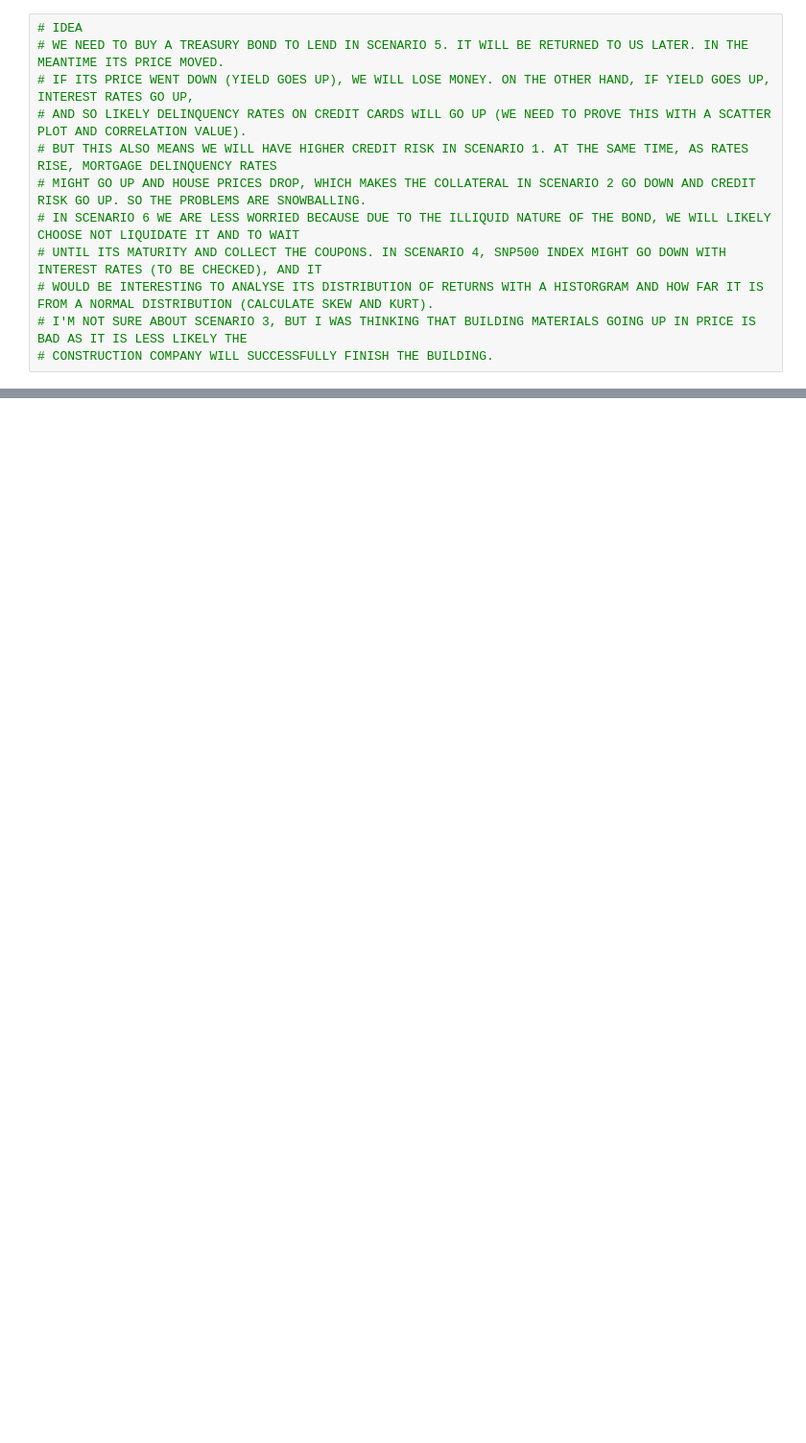
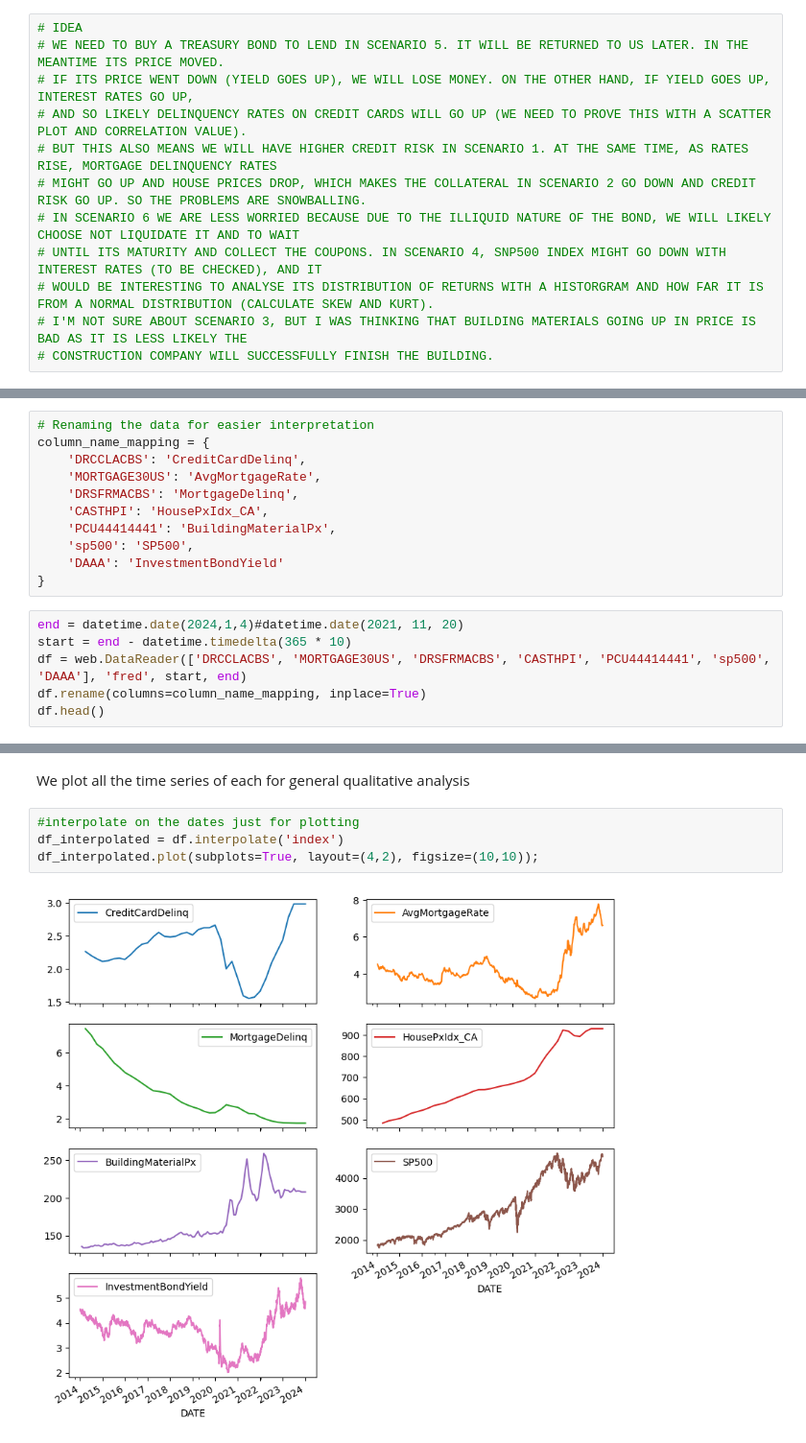
Before and after one commit to GiftChimangeni/wqu_GWP_MScFE_600, a Jupyter notebook: data_analysis_FinancialData_GWP1.ipynb, the cells around one changed output, grey strips where cells are left out. Shown: that part at 96% size. Drawn from its saved outputs; the diff is of its cells as text; blank space fills up the shorter version.

Commit message:
plotting

```diff
--- a/data_analysis_FinancialData_GWP1.ipynb
+++ b/data_analysis_FinancialData_GWP1.ipynb
@@ -59,0 +43,17 @@ df.head(10)
+# %%
+# Renaming the data for easier interpretation
+column_name_mapping = {
+    'DRCCLACBS': 'CreditCardDelinq',
+    'MORTGAGE30US': 'AvgMortgageRate',
+    'DRSFRMACBS': 'MortgageDelinq',
+    'CASTHPI': 'HousePxIdx_CA',
+    'PCU44414441': 'BuildingMaterialPx',
+    'sp500': 'SP500',
+    'DAAA': 'InvestmentBondYield'
+}
+# %%
+end = datetime.date(2024,1,4)#datetime.date(2021, 11, 20)
+start = end - datetime.timedelta(365 * 10)
+df = web.DataReader(['DRCCLACBS', 'MORTGAGE30US', 'DRSFRMACBS', 'CASTHPI', 'PCU44414441', 'sp500', 'DAAA'], 'fred', start, end)
+df.rename(columns=column_name_mapping, inplace=True)
+df.head()
@@ -59,0 +68,8 @@ df.head(10)
+# %% [markdown]
+We plot all the time series of each for general qualitative analysis
+# %%
+#interpolate on the dates just for plotting
+df_interpolated = df.interpolate('index')
+df_interpolated.plot(subplots=True, layout=(4,2), figsize=(10,10));
+# %% [output]
+[figure, added]
```
Also changed, not shown: parts of 4 cells of this notebook.
